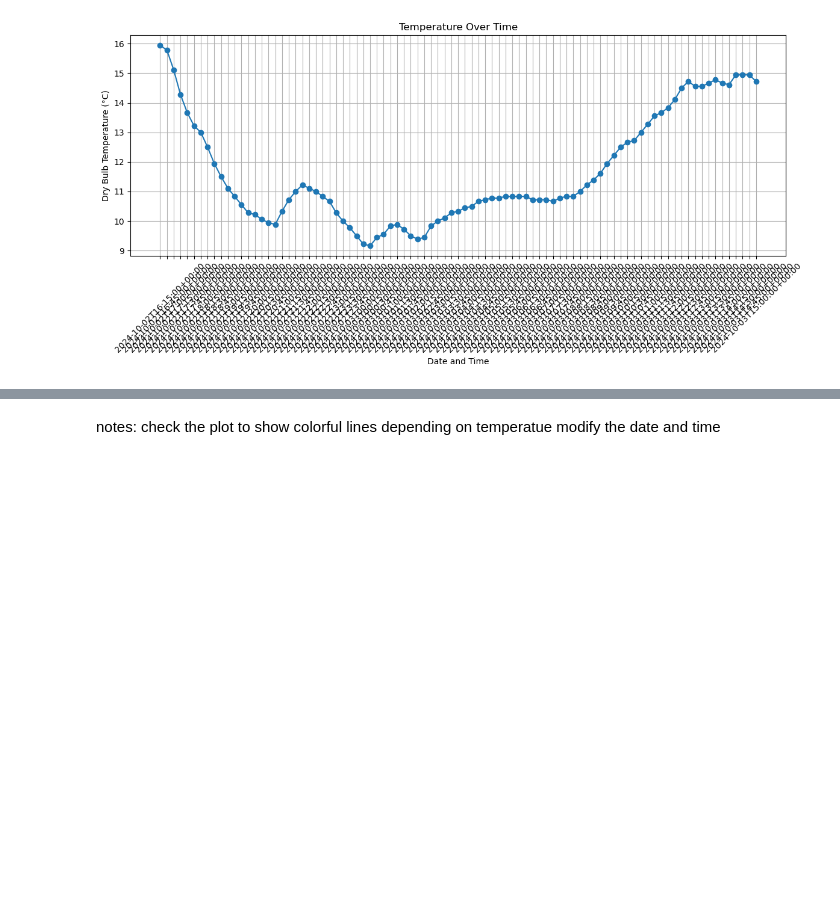
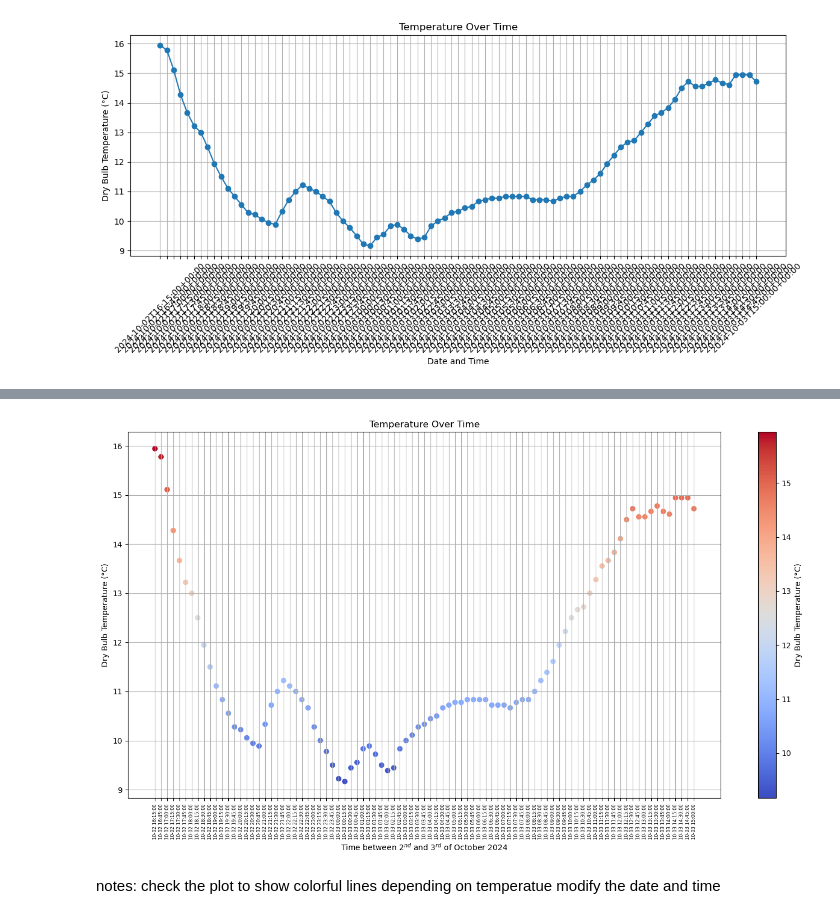
Before and after one commit to mondbr/PFDA_assignments, a Jupyter notebook: assignment2-weather.ipynb, the cells around one changed output, grey strips where cells are left out. Drawn from its saved outputs; the diff is of its cells as text; code cells hidden in the pictures; blank space fills up the shorter version.

```diff
--- a/assignment2-weather.ipynb
+++ b/assignment2-weather.ipynb
@@ -60,3 +105,36 @@ df.to_csv('weatherreadings1_cleaned.csv', index=False)
+# %%
+
+
+import matplotlib.pyplot as plt
+import numpy as np
+
+df = pd.read_csv('weatherreadings1_cleaned_space.csv', usecols=names_of_columns)
+
+fig, ax = plt.subplots(figsize=(14, 8))
+
+# Create a scatter plot with colors based on temperature
+scatter = ax.scatter(df['cleaned_datetime_space'], df['dryBulbTemperature_Celsius'],
+                     c=df['dryBulbTemperature_Celsius'], cmap='coolwarm', marker='o')
+
+
+# Adding a color bar
+cbar = fig.colorbar(scatter, ax=ax)
+cbar.set_label('Dry Bulb Temperature (°C)')
+
+# Adding titles and labels
+ax.set_title('Temperature Over Time')
+ax.set_xlabel('Time between 2$^{nd}$ and 3$^{rd}$ of October 2024')
+ax.set_ylabel('Dry Bulb Temperature (°C)')
+
+# Changing the number to set desired font size
+ax.tick_params(axis='x', labelsize=6)
+
+# rotation
+plt.xticks(rotation=90)
+plt.tight_layout()
+ax.grid()
+# %% [output]
+[figure, added]
 # %% [markdown]
 notes: check the plot to show colorful lines depending on temperatue
 modify the date and time
```
Also changed, not shown: parts of 2 cells of this notebook, 1 other file.
